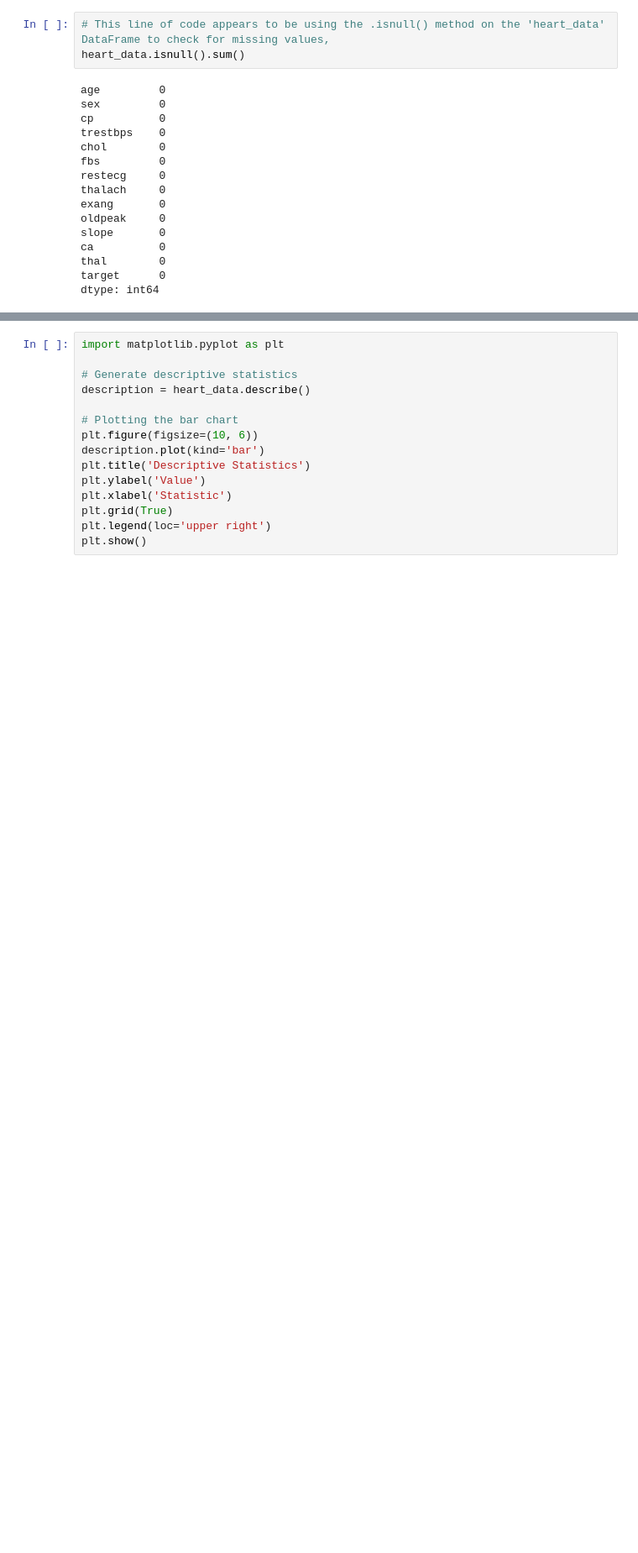
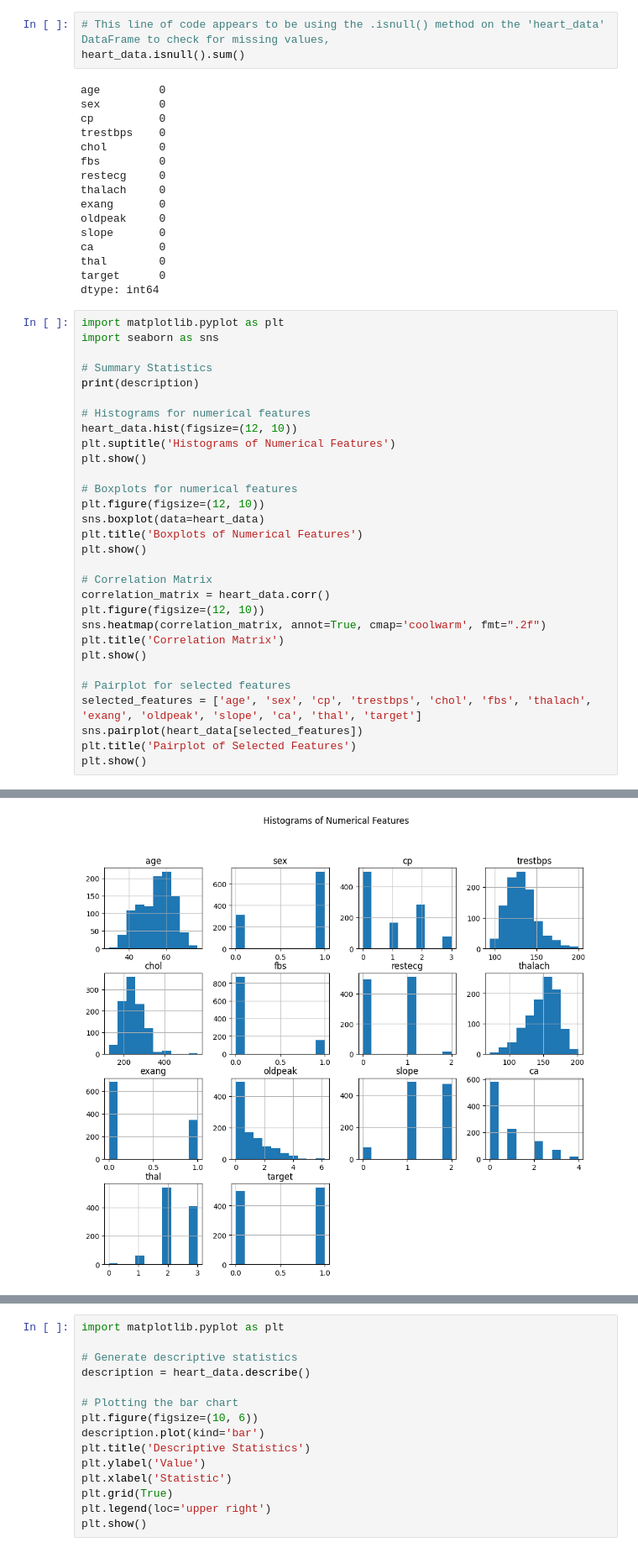
Before and after one commit to sandun7787/Heart-Disease-Prediction-Using--Machine-Learinig, a Jupyter notebook: Heart Prediction.ipynb, the cells around one changed output, grey strips where cells are left out. Shown at 84% size. Saved outputs shown, nothing was run; the diff lists cells and outputs as text; blank space fills up the shorter version.

```diff
--- a/Heart Prediction.ipynb
+++ b/Heart Prediction.ipynb
@@ -89,3 +92,34 @@ ca          0
 thal        0
 target      0
 dtype: int64
+# %%
+import matplotlib.pyplot as plt
+import seaborn as sns
+
+# Summary Statistics
+print(description)
+
+# Histograms for numerical features
+heart_data.hist(figsize=(12, 10))
+plt.suptitle('Histograms of Numerical Features')
+plt.show()
+
+# Boxplots for numerical features
+plt.figure(figsize=(12, 10))
+sns.boxplot(data=heart_data)
+plt.title('Boxplots of Numerical Features')
+plt.show()
+
+# Correlation Matrix
+correlation_matrix = heart_data.corr()
+plt.figure(figsize=(12, 10))
+sns.heatmap(correlation_matrix, annot=True, cmap='coolwarm', fmt=".2f")
+plt.title('Correlation Matrix')
+plt.show()
+
+# Pairplot for selected features
+selected_features = ['age', 'sex', 'cp', 'trestbps', 'chol', 'fbs', 'thalach', 'exang', 'oldpeak', 'slope', 'ca', 'thal', 'target']
+sns.pairplot(heart_data[selected_features])
+plt.title('Pairplot of Selected Features')
+plt.show()
+# %% [output]
@@ -91,0 +143 @@ dtype: int64
+[figure, added]
```
Also changed, not shown: parts of 10 cells of this notebook.
